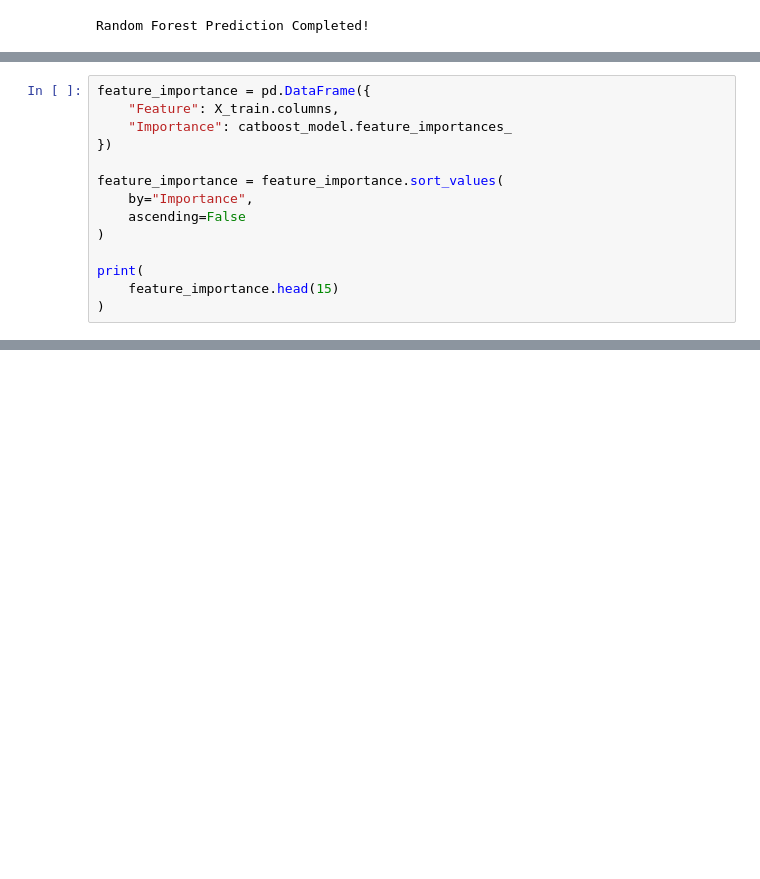
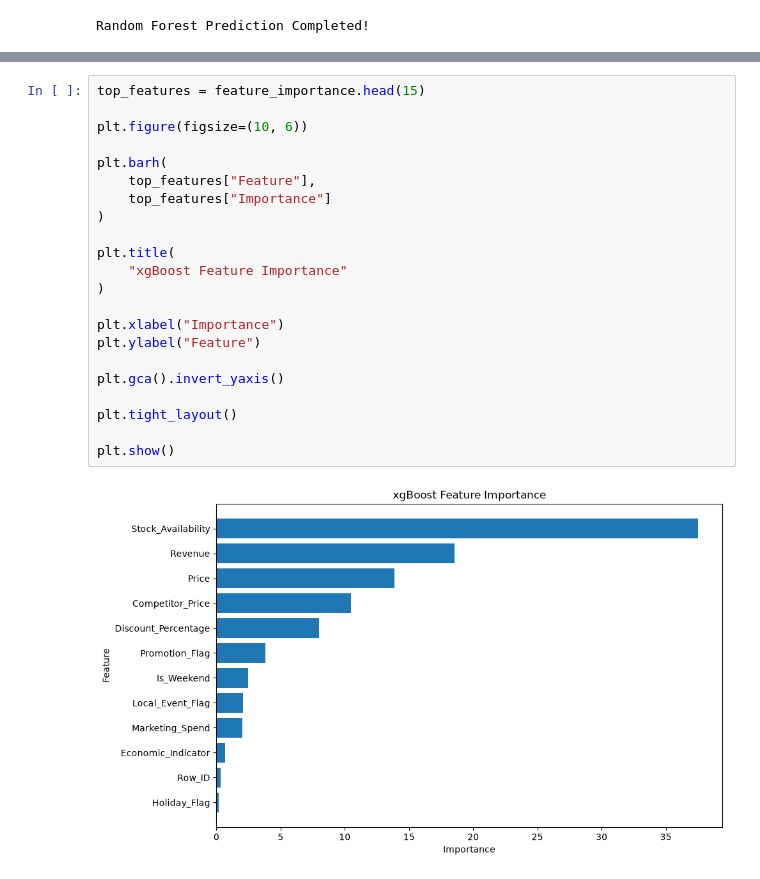
Before and after one commit to nanthakumar78450/Sales_Forecasting, a Jupyter notebook: sales_Forecasting.ipynb, the cells around one changed output, grey strips where cells are left out. Saved outputs shown, nothing was run; the diff lists cells and outputs as text; blank space fills up the shorter version.

```diff
--- a/sales_Forecasting.ipynb
+++ b/sales_Forecasting.ipynb
@@ -1432,14 +1923,0 @@ plt.show()
-# %%
-feature_importance = pd.DataFrame({
-    "Feature": X_train.columns,
-    "Importance": catboost_model.feature_importances_
-})
-
-feature_importance = feature_importance.sort_values(
-    by="Importance",
-    ascending=False
-)
-
-print(
-    feature_importance.head(15)
-)
@@ -1722,0 +2105,24 @@ File: deployment_history.pkl
+# %%
+top_features = feature_importance.head(15)
+
+plt.figure(figsize=(10, 6))
+
+plt.barh(
+    top_features["Feature"],
+    top_features["Importance"]
+)
+
+plt.title(
+    "xgBoost Feature Importance"
+)
+
+plt.xlabel("Importance")
+plt.ylabel("Feature")
+
+plt.gca().invert_yaxis()
+
+plt.tight_layout()
+
+plt.show()
+# %% [output]
+[figure, added]
```
Also changed, not shown: parts of 93 cells of this notebook, 11 other files.
